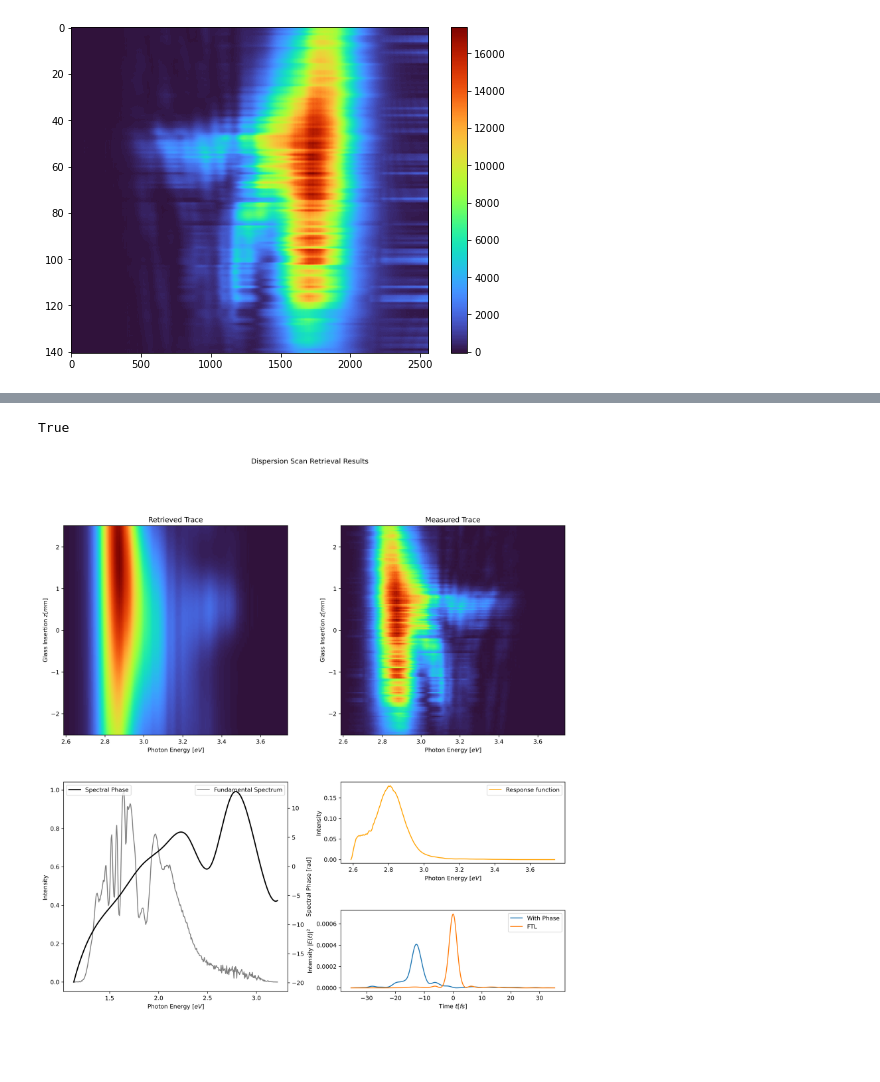
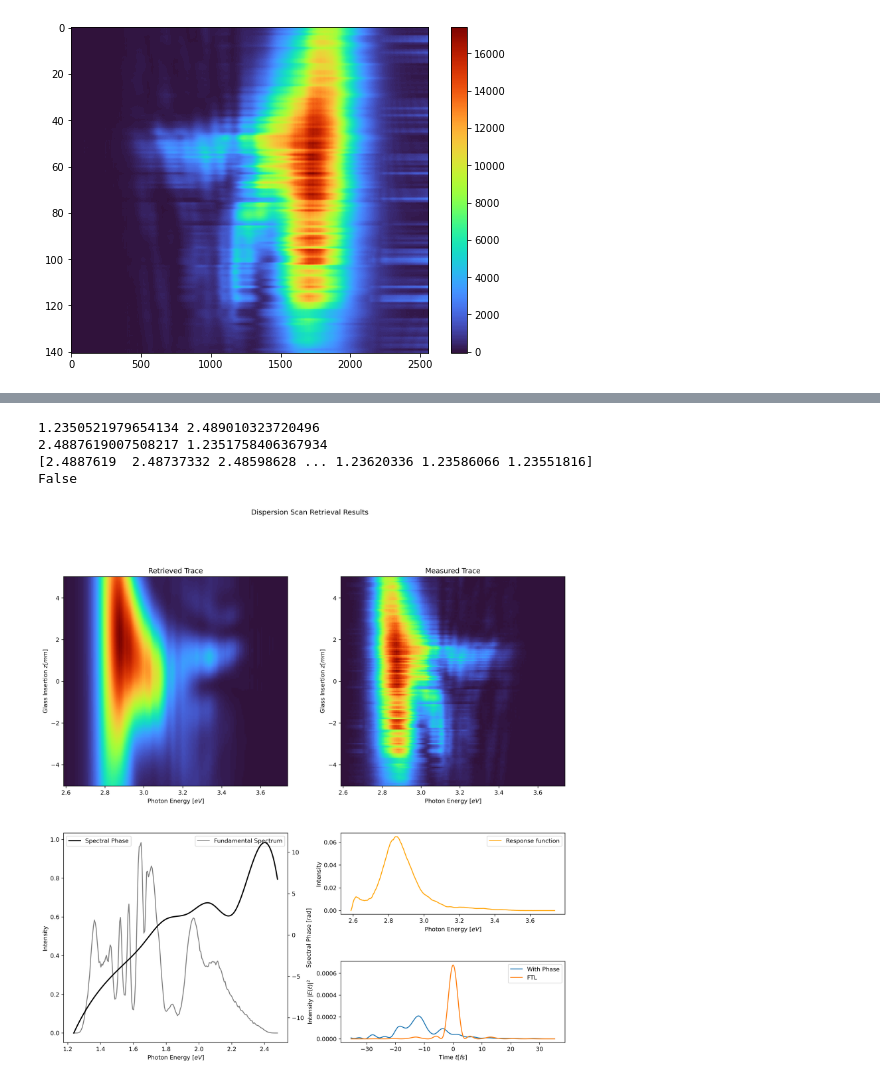
Before and after one commit to maxawake/Dispersion-Scan-Retrieval, a Jupyter notebook: dscan - prototyping.ipynb, the cells around one changed output, grey strips where cells are left out. Drawn from its saved outputs; the diff is of its cells as text; code cells hidden in the pictures; blank space fills up the shorter version.

```diff
--- a/dscan - prototyping.ipynb
+++ b/dscan - prototyping.ipynb
@@ -311,18 +309,23 @@ True
 # %%
 from dscan_retrieval import *
 
-dscan = Dscan("/home/max/Dropbox/MPI/Data/test-data/Fundamental.txt")
+filepath = "/home/max/Dropbox/MPI/Data/test-data/Fundamental.txt"
+
+dscan = Dscan(filepath, start=0.1, end=0.7)
 #dscan = Dscan("C:\\Users\max-r\\Dropbox\\MPI\\Data\\test-data\\Fundamental.txt")
 
 real_trace = pd.read_table("/home/max/Dropbox/MPI/Data/test-data/Trace.txt", delimiter=" ", decimal=",").values
 resampled_trace = dscan.resample_trace(real_trace)
 
 params = 10
 lb = 0.0001
 
 retrieved_phase, retrieved_trace = dscan.retrieval(resampled_trace, params=params, lb=lb)
 
 dscan.plot_result()
 # %% [output]
-True
+1.2350521979654134 2.489010323720496
+2.4887619007508217 1.2351758406367934
+[2.4887619  2.48737332 2.48598628 ... 1.23620336 1.23586066 1.23551816]
+False
-[figure, old version]
+[figure, new version]
```
Also changed, not shown: parts of 6 cells of this notebook, 2 other files.
